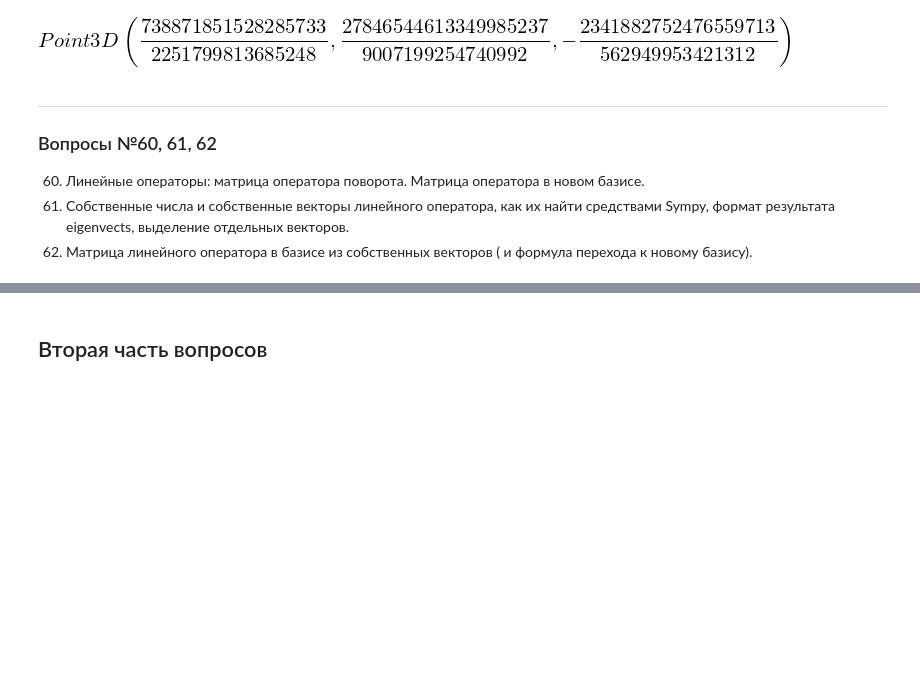
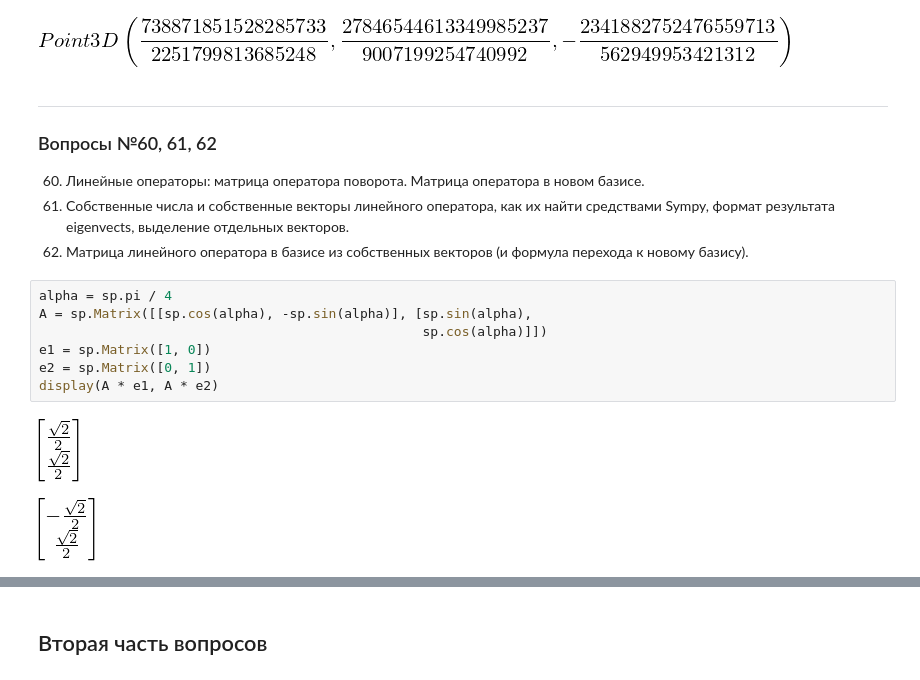
Before and after one commit to Vakosta/hse_tex, a Jupyter notebook: MathWorkshop/AlgebraCrib.ipynb, the cells around one changed output, grey strips where cells are left out. Cells and saved outputs as stored; diff of their text form; blank space fills up the shorter version.

```diff
--- a/MathWorkshop/AlgebraCrib.ipynb
+++ b/MathWorkshop/AlgebraCrib.ipynb
@@ -729,4 +729,14 @@ ABC.random_point()  # Случайная точка на плоскости
 ### Вопросы №60, 61, 62
 60. Линейные операторы: матрица оператора поворота. Матрица оператора в новом базисе.
 61. Собственные числа и собственные векторы линейного оператора, как их найти средствами Sympy, формат результата eigenvects, выделение отдельных векторов.
-62. Матрица линейного оператора в базисе из собственных векторов ( и формула перехода к новому базису).
+62. Матрица линейного оператора в базисе из собственных векторов (и формула перехода к новому базису).
+# %%
+alpha = sp.pi / 4
+A = sp.Matrix([[sp.cos(alpha), -sp.sin(alpha)], [sp.sin(alpha),
+                                                 sp.cos(alpha)]])
+e1 = sp.Matrix([1, 0])
+e2 = sp.Matrix([0, 1])
+display(A * e1, A * e2)
+# %% [output]
+[figure, added]
+[figure, added]
```
Also changed, not shown: parts of 6 cells of this notebook, 1 other file.
